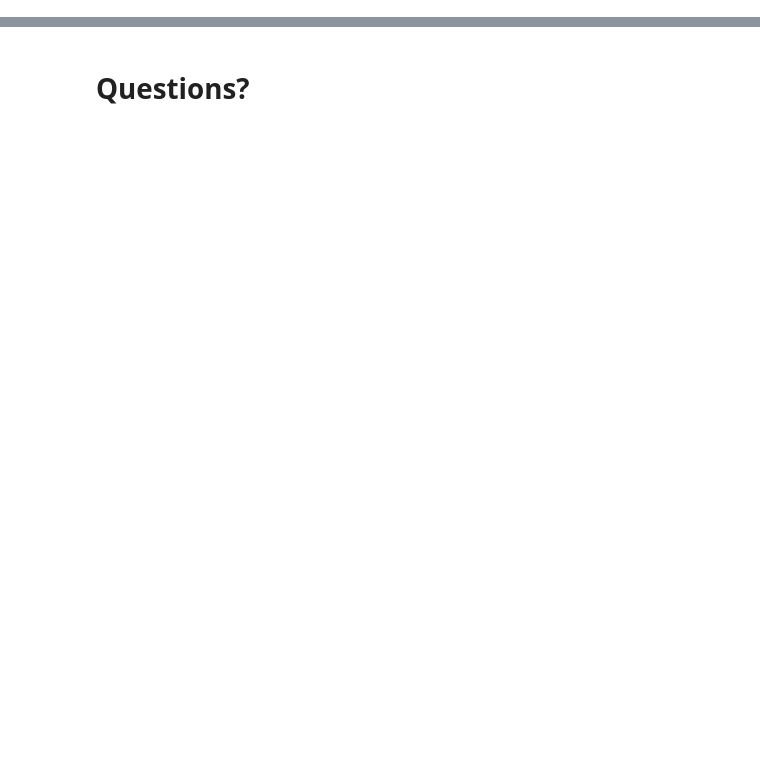
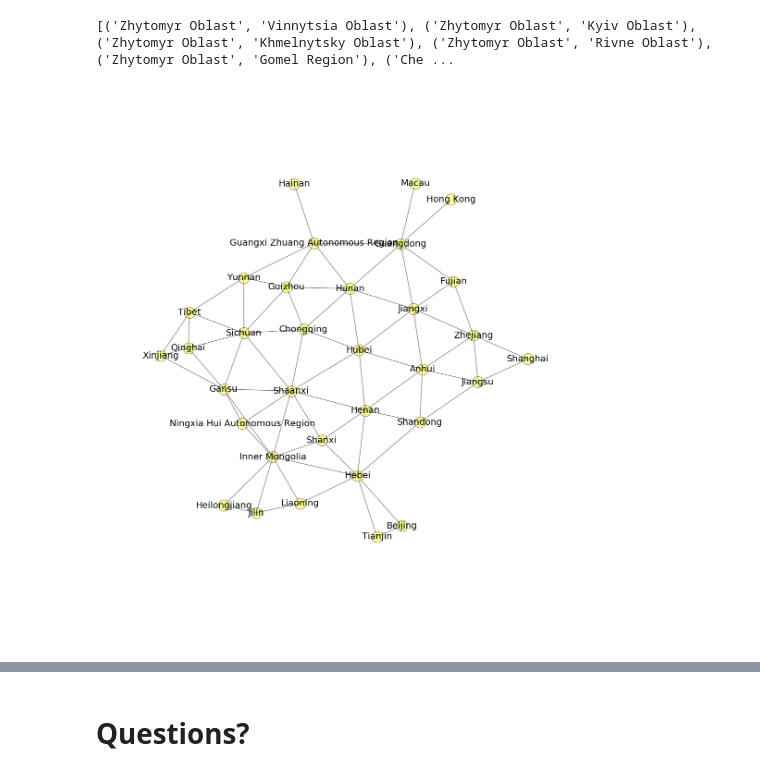
Before and after one commit to Wohesi/progtheorie, a Jupyter notebook: bin/Presentatie.ipynb, the cells around one changed output, grey strips where cells are left out. Cells and saved outputs as stored; diff of their text form; code cells hidden in the pictures; blank space fills up the shorter version.

```diff
--- a/bin/Presentatie.ipynb
+++ b/bin/Presentatie.ipynb
@@ -133,36 +0,0 @@ De data van de Verenigde Staten komt van https://github.com/ubikuity/List-of-nei
-# %%
-import csv
-
-with open("neighbors-states.csv") as csvfile:
-    neighbours = csv.reader(csvfile)
-    neighbourpaircodes = [pair for pair in neighbours][1:]
-
-with open("states.csv") as csvfile:
-    s = csv.reader(csvfile)
-    statenames = {state[0]: state[1] for state in list(s)[1:]}
-
-neighbourpairs = [(statenames[i],statenames[j]) for i,j in neighbourpaircodes]
-# %%
-import networkx as nx
-import matplotlib.pyplot as plt
-
-USA = nx.Graph()
-USA.add_nodes_from(statenames.values(), freq=None)
-USA.add_edges_from(neighbourpairs)
-
-nx.spring_layout(USA)
-
-plt.figure(figsize=(15,15))
-
-pos = nx.spring_layout(USA)
-nx.draw_networkx_nodes(USA, pos,
-                        nodelist=USA.nodes(),
-                        node_color="yellow",
-                        alpha=0.4)
-nx.draw_networkx_labels(USA, pos,
-                        nodelist=USA.nodes(),
-                        font_size=14)
-nx.draw_networkx_edges(USA, pos,
-                        edgelist=USA.edges(),
-                        edge_color="grey")
-plt.axis('off')
@@ -235,0 +32,22 @@ True
+# %%
+from SPARQLWrapper import SPARQLWrapper, JSON
+
+sparql = SPARQLWrapper("https://query.wikidata.org/sparql")
+
+sparql.setQuery("""SELECT ?oblastLabel ?borderLabel WHERE {
+  ?oblast wdt:P31 wd:Q3348196.
+  ?border wdt:P47 ?oblast.
+
+  SERVICE wikibase:label { bd:serviceParam wikibase:language "[AUTO_LANGUAGE],en". }
+}""")
+
+sparql.setReturnFormat(JSON)
+results = sparql.query().convert()
+
+oblasts = []
+for result in results["results"]["bindings"]:
+    nb_oblasts = result['oblastLabel']['value'], result['borderLabel']['value']
+    oblasts.append(nb_oblasts)
+print(oblasts[:10])
+# %% [output]
+[('Zhytomyr Oblast', 'Vinnytsia Oblast'), ('Zhytomyr Oblast', 'Kyiv Oblast'), ('Zhytomyr Oblast', 'Khmelnytsky Oblast'), ('Zhytomyr Oblast', 'Rivne Oblast'), ('Zhytomyr Oblast', 'Gomel Region'), ('Che ...
@@ -235,0 +112,5 @@ True
+# %%
+CN  = country("Ukraine", "../csv-borders/ChinaCompleteDataset.csv")
+CN.visualisation()
+# %% [output]
+[figure, added]
```
Also changed, not shown: parts of 32 cells of this notebook.
